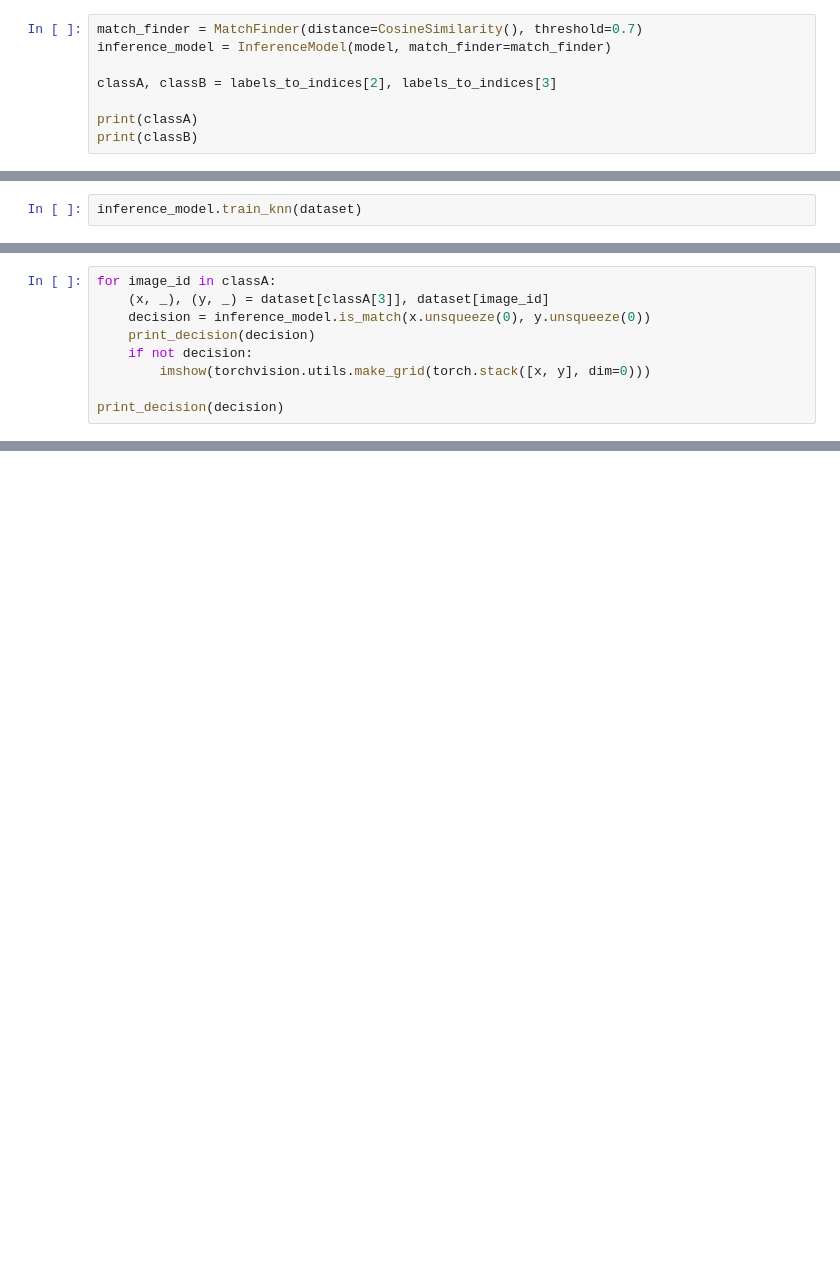
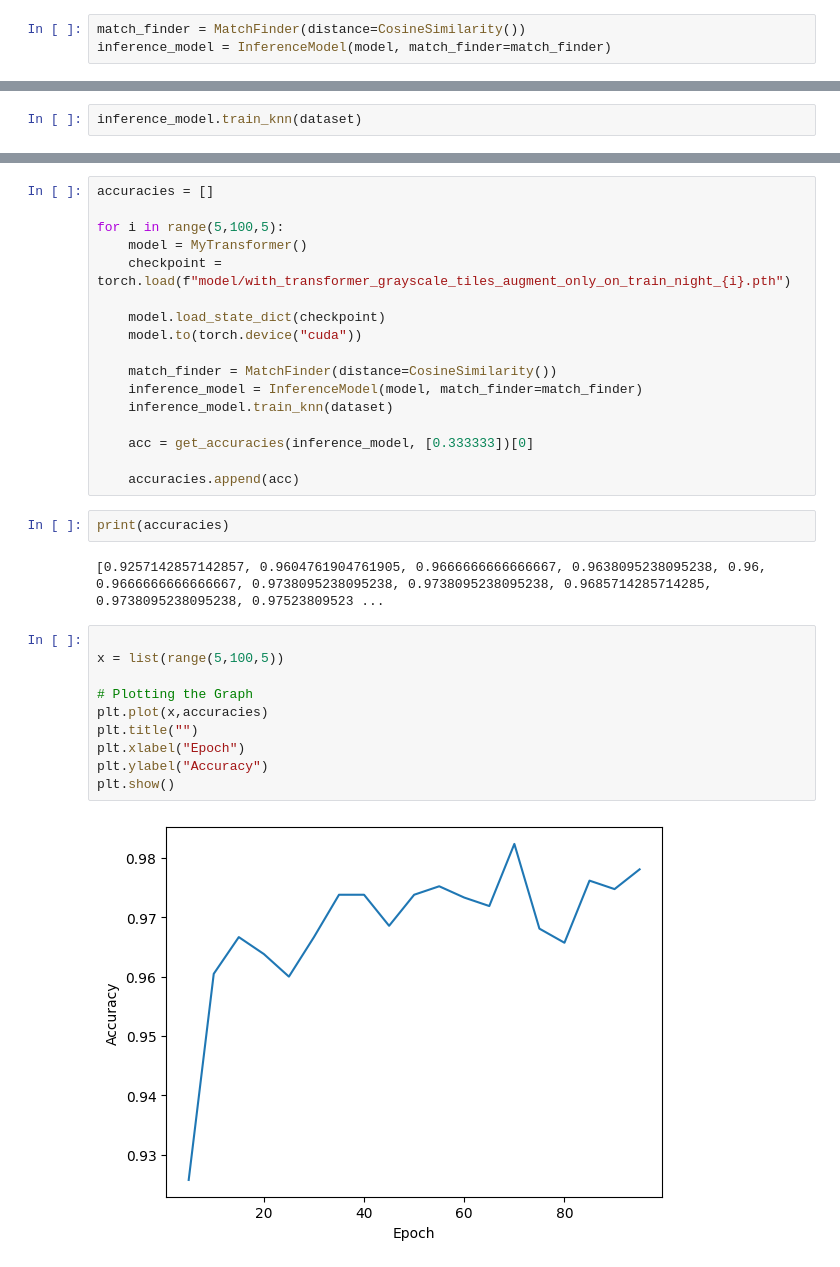
Before and after one commit to KrKOo/HandwritingRecognition, a Jupyter notebook: writer-identification/eval.ipynb, the cells around one changed output, grey strips where cells are left out. Saved outputs shown, nothing was run; the diff lists cells and outputs as text; blank space fills up the shorter version.

Commit message:
Epoch eval, own data eval

```diff
--- a/writer-identification/eval.ipynb
+++ b/writer-identification/eval.ipynb
@@ -42,10 +47,5 @@ print("done model loading")
 # %% [output]
 done model loading
 # %%
-match_finder = MatchFinder(distance=CosineSimilarity(), threshold=0.7)
+match_finder = MatchFinder(distance=CosineSimilarity())
 inference_model = InferenceModel(model, match_finder=match_finder)
-
-classA, classB = labels_to_indices[2], labels_to_indices[3]
-
-print(classA)
-print(classB)
@@ -98,9 +57,0 @@ nearest images
-# %%
-for image_id in classA:
-    (x, _), (y, _) = dataset[classA[3]], dataset[image_id]
-    decision = inference_model.is_match(x.unsqueeze(0), y.unsqueeze(0))
-    print_decision(decision)
-    if not decision:
-        imshow(torchvision.utils.make_grid(torch.stack([x, y], dim=0)))
-
-print_decision(decision)
@@ -244,0 +103,33 @@ print(good, wrong, good/(good+wrong))
+# %%
+accuracies = []
+
+for i in range(5,100,5):
+    model = MyTransformer()
+    checkpoint = torch.load(f"model/with_transformer_grayscale_tiles_augment_only_on_train_night_{i}.pth")
+
+    model.load_state_dict(checkpoint)
+    model.to(torch.device("cuda"))
+
+    match_finder = MatchFinder(distance=CosineSimilarity())
+    inference_model = InferenceModel(model, match_finder=match_finder)
+    inference_model.train_knn(dataset)
+
+    acc = get_accuracies(inference_model, [0.333333])[0]
+
+    accuracies.append(acc)
+# %%
+print(accuracies)
+# %% [output]
+[0.9257142857142857, 0.9604761904761905, 0.9666666666666667, 0.9638095238095238, 0.96, 0.9666666666666667, 0.9738095238095238, 0.9738095238095238, 0.9685714285714285, 0.9738095238095238, 0.97523809523 ...
+# %%
+
+x = list(range(5,100,5))
+
+# Plotting the Graph
+plt.plot(x,accuracies)
+plt.title("")
+plt.xlabel("Epoch")
+plt.ylabel("Accuracy")
+plt.show()
+# %% [output]
+[figure, added]
```
Also changed, not shown: parts of 7 cells of this notebook, 4 other files.
